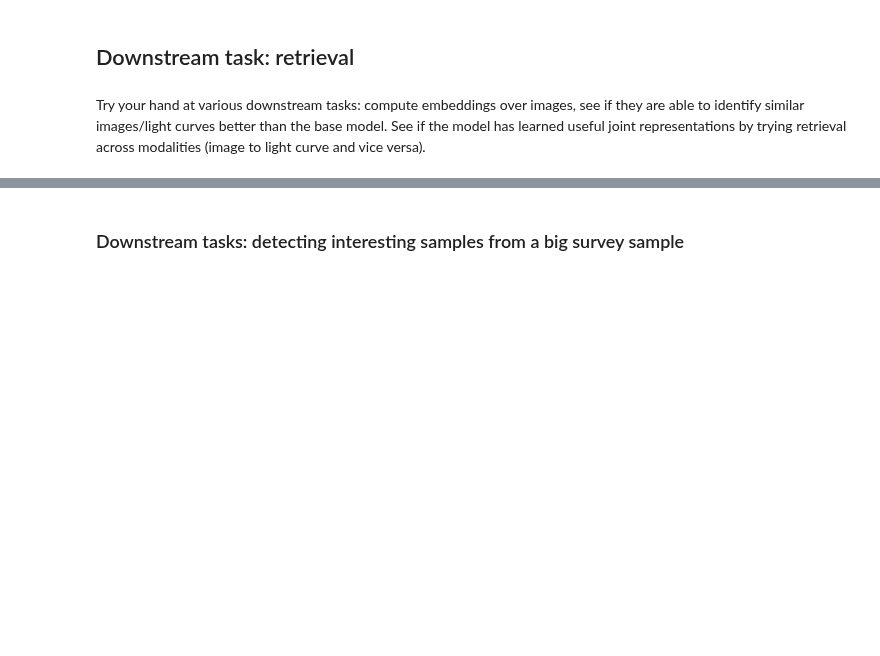
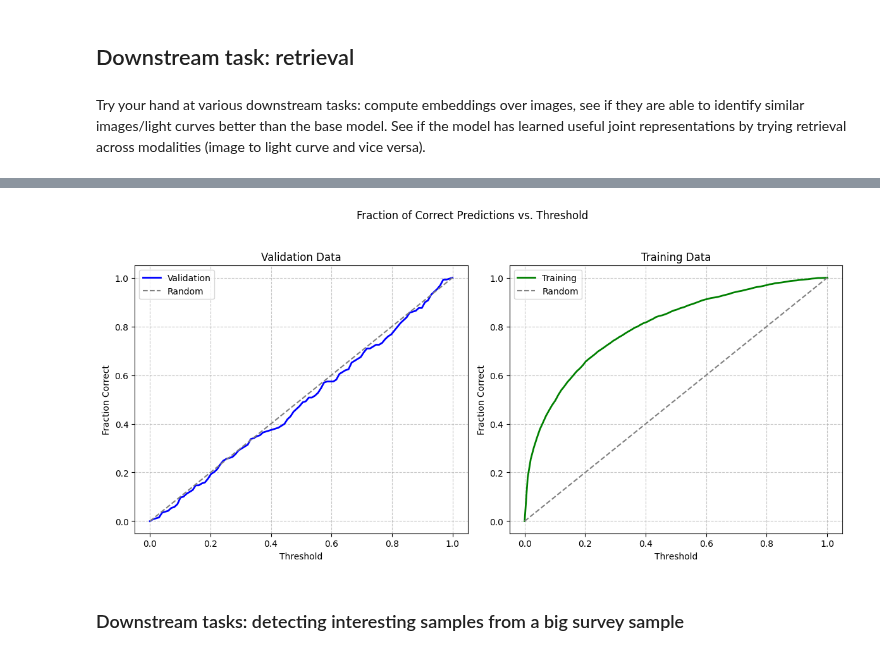
Before and after one commit to ThomasHelfer/multimodal-supernovae, a Jupyter notebook: notebook.ipynb, the cells around one changed output, grey strips where cells are left out. Cells and saved outputs as stored; diff of their text form; code cells hidden in the pictures; blank space fills up the shorter version.

```diff
--- a/notebook.ipynb
+++ b/notebook.ipynb
@@ -342,0 +46,13 @@ transformer = TransformerWithTimeEmbeddings(n_out=128, emb=128, heads=1, depth=1
+# %%
+# ### Data preprocessing
+
+data_dirs = ["ZTFBTS/", "/ocean/projects/phy230064p/shared/ZTFBTS/"]
+
+# Get the first valid directory
+data_dir = get_valid_dir(data_dirs)
+
+# Load images from data_dir
+host_imgs = load_images(data_dir)
+
+# Load light curves from data_dir
+time_ary, mag_ary, magerr_ary, mask_ary, nband = load_lightcurves(data_dir)
@@ -653,5 +306,3 @@ Play around with various hyperparameters. Does the loss go down/converge? **Is t
 ## Downstream task: retrieval
 # %% [markdown]
 Try your hand at various downstream tasks: compute embeddings over images, see if they are able to identify similar images/light curves better than the base model. See if the model has learned useful joint representations by trying retrieval across modalities (image to light curve and vice versa).
-# %%
-clip_model = clip_model.eval()
@@ -850,3 +318,55 @@ plt.show()
+# %%
+embs_curves_train,embs_images_train = get_embs(clip_model,train_loader_no_aug)
+embs_curves_val,embs_images_val = get_embs(clip_model,val_loader_no_aug)
+# %%
+
+import matplotlib.pyplot as plt
+
+def plot_ROC_curves(embs_curves_train: torch.Tensor, embs_images_train: torch.Tensor, embs_curves_val: torch.Tensor, embs_images_val: torch.Tensor) -> None:
+    """
+    Plots ROC-like curves for training and validation datasets based on embeddings.
+
+    Args:
+    embs_curves_train (torch.Tensor): Embeddings for light curves in the training set.
+    embs_images_train (torch.Tensor): Embeddings for images in the training set.
+    embs_curves_val (torch.Tensor): Embeddings for light curves in the validation set.
+    embs_images_val (torch.Tensor): Embeddings for images in the validation set.
+    """
+    thresholds, fraction_correct_train = get_ROC_data(embs_curves_train, embs_images_train)
+    thresholds, fraction_correct_val = get_ROC_data(embs_curves_val, embs_images_val)
+
+    # Set overall figure size and title
+    plt.figure(figsize=(12, 6))
+    plt.suptitle('Fraction of Correct Predictions vs. Threshold')
+
+    # Plot for validation data
+    plt.subplot(1, 2, 1)
+    plt.plot(thresholds, fraction_correct_val, color='blue', lw=2, label='Validation')
+    plt.plot(thresholds, thresholds, linestyle='--', color='gray', label='Random')
+    plt.title('Validation Data')
+    plt.xlabel('Threshold')
+    plt.ylabel('Fraction Correct')
+    plt.legend()
+    plt.grid(True, linestyle='--', alpha=0.7)
+
+    # Plot for training data
+    plt.subplot(1, 2, 2)
+    plt.plot(thresholds, fraction_correct_train, color='green', lw=2, label='Training')
+    plt.plot(thresholds, thresholds, linestyle='--', color='gray', label='Random')
+    plt.title('Training Data')
+    plt.xlabel('Threshold')
+    plt.ylabel('Fraction Correct')
+    plt.legend()
+    plt.grid(True, linestyle='--', alpha=0.7)
+
+    # Adjust layout to prevent overlapping
+    plt.tight_layout(rect=[0, 0.03, 1, 0.95])
+    plt.show()
+
+
+plot_ROC_curves(embs_curves_train,embs_images_train,embs_curves_val,embs_images_val)
+# %% [output]
+[figure, added]
 # %% [markdown]
 ### Downstream tasks: detecting interesting samples from a big survey sample
 # %% [markdown]
```
Also changed, not shown: parts of 49 cells of this notebook, 9 other files.
